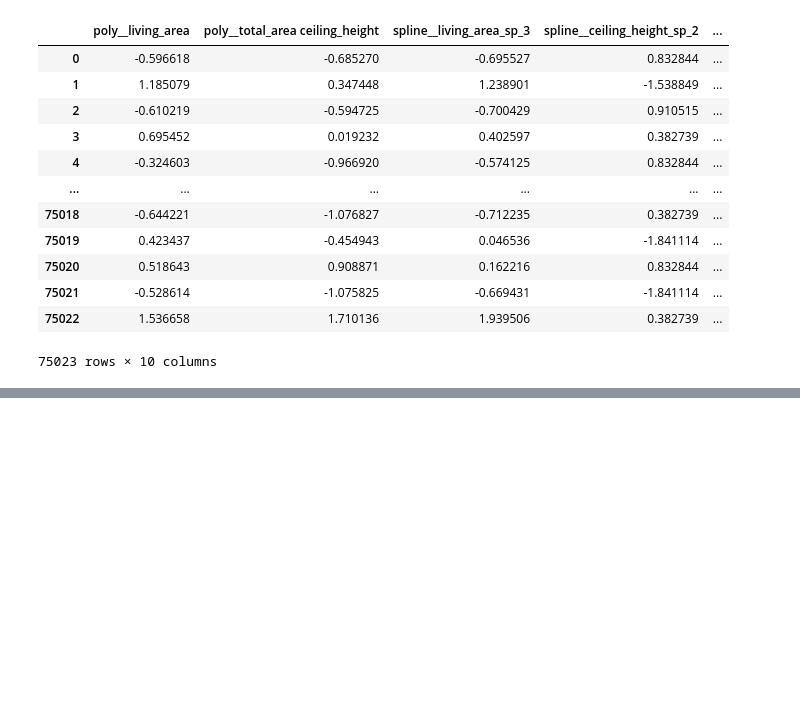
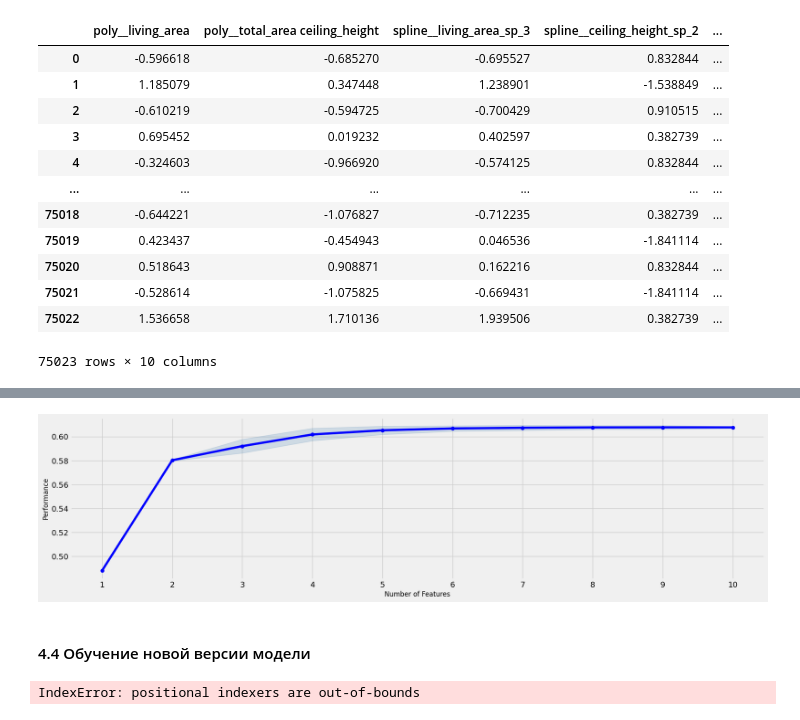
Before and after one commit to samoylenko23/lifecycle-pipeline-models, a Jupyter notebook: model_improvement/ARTIFACT_EDA/PROJECT.ipynb, the cells around one changed output, grey strips where cells are left out. Saved outputs shown, nothing was run; the diff lists cells and outputs as text; code cells hidden in the pictures; blank space fills up the shorter version.

```diff
--- a/model_improvement/ARTIFACT_EDA/PROJECT.ipynb
+++ b/model_improvement/ARTIFACT_EDA/PROJECT.ipynb
@@ -1454,6 +1251,6 @@ fig_sbs_std_dev = plot_sfs(sbs.get_metric_dict(), kind='std_dev', figsize=(20, 5
 # %%
 sfs = SequentialFeatureSelector(model,
-                                k_features=10,
+                                k_features=FS_SFS_K_FEATURES,
                                 forward=True,
                                 floating=False,
                                 scoring='r2',
@@ -1483,0 +1330,4 @@ X_train[:, selected_features]
+# %%
+fig_sfs_std_dev[0]
+# %% [output]
+[figure, added]
@@ -1483,0 +1355,8 @@ X_train[:, selected_features]
+# %% [markdown]
+#### 4.4 Обучение новой версии модели
+# %%
+# Теперь новый датасет выглядит так
+
+(X_train, y_train) = X_train.iloc[:, selected_features], y_train
+# %% [output]
+IndexError: positional indexers are out-of-bounds
```
Also changed, not shown: parts of 137 cells of this notebook, 10 other files.
